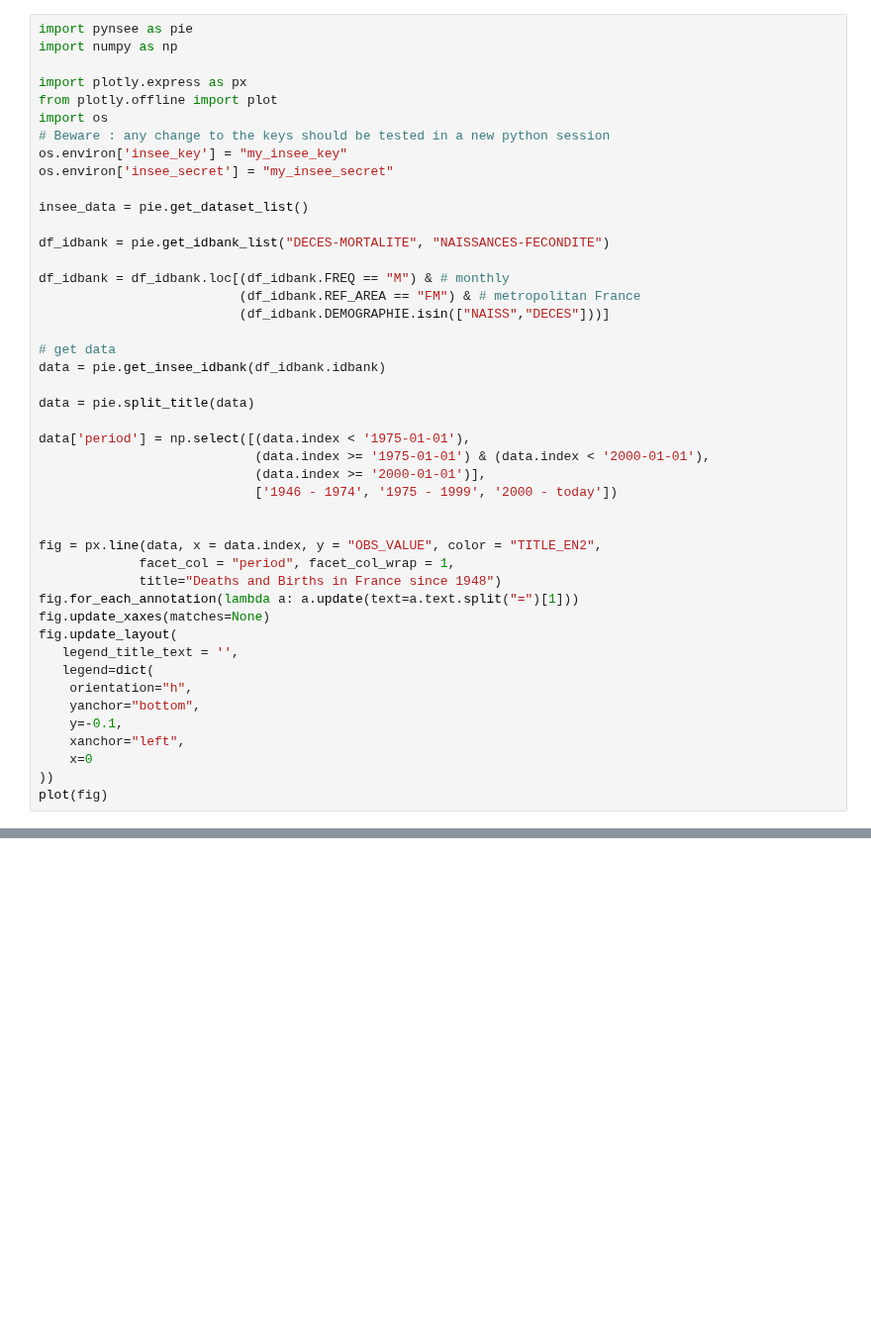
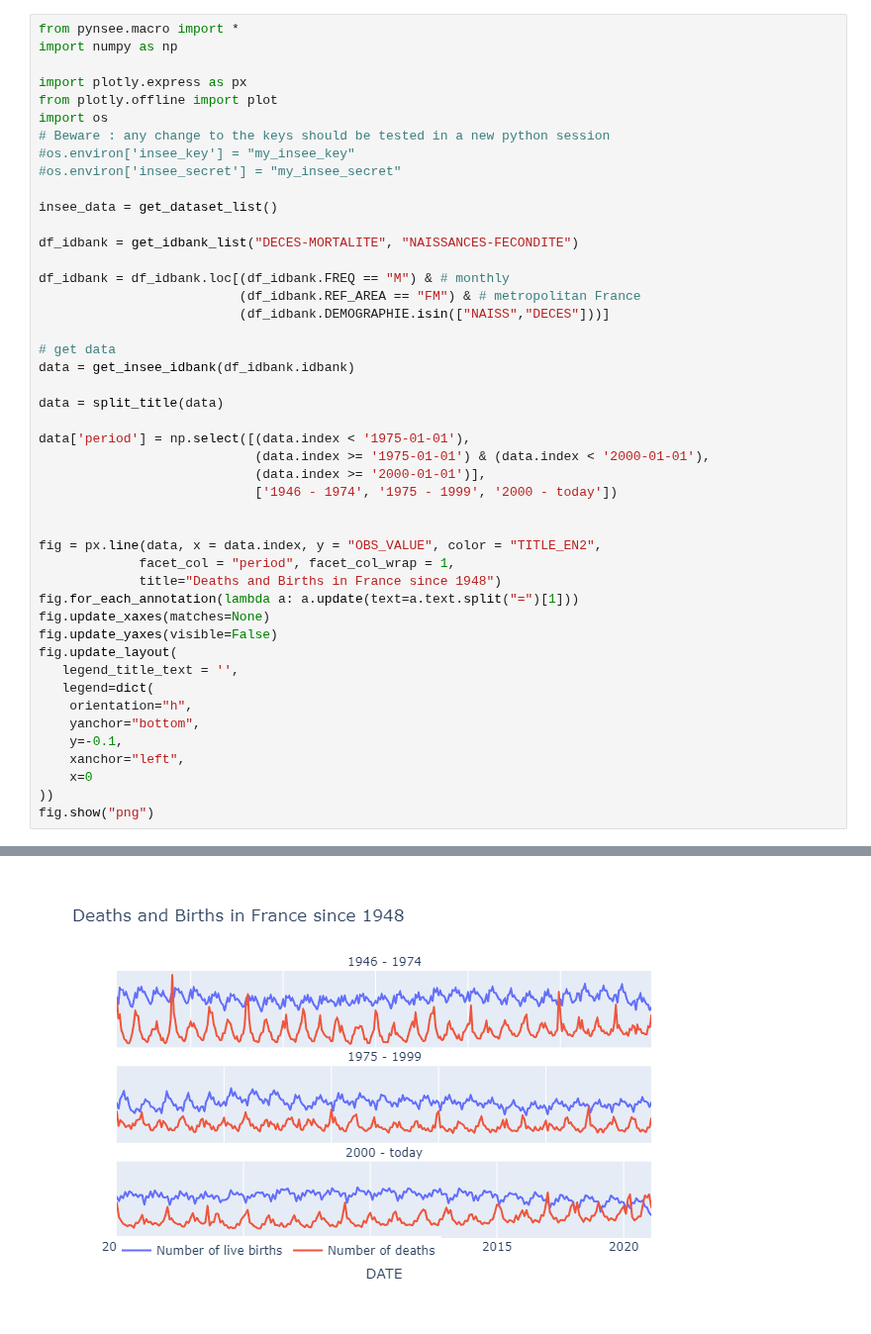
Before and after one commit to InseeFrLab/pynsee, a Jupyter notebook: examples/example_deaths_births.ipynb, the cells around one changed output, grey strips where cells are left out. Shown at 99% size. Drawn from its saved outputs; the diff is of its cells as text; blank space fills up the shorter version.

Commit message:
death plot example

```diff
--- a/examples/example_deaths_births.ipynb
+++ b/examples/example_deaths_births.ipynb
@@ -1,26 +1,26 @@
 # %%
-import pynsee as pie
+from pynsee.macro import *
 import numpy as np
 
 import plotly.express as px
 from plotly.offline import plot
 import os
 # Beware : any change to the keys should be tested in a new python session
-os.environ['insee_key'] = "my_insee_key"
-os.environ['insee_secret'] = "my_insee_secret"
+#os.environ['insee_key'] = "my_insee_key"
+#os.environ['insee_secret'] = "my_insee_secret"
 
-insee_data = pie.get_dataset_list()
+insee_data = get_dataset_list()
 
-df_idbank = pie.get_idbank_list("DECES-MORTALITE", "NAISSANCES-FECONDITE")
+df_idbank = get_idbank_list("DECES-MORTALITE", "NAISSANCES-FECONDITE")
 
 df_idbank = df_idbank.loc[(df_idbank.FREQ == "M") & # monthly
                           (df_idbank.REF_AREA == "FM") & # metropolitan France
                           (df_idbank.DEMOGRAPHIE.isin(["NAISS","DECES"]))]
 
 # get data
-data = pie.get_insee_idbank(df_idbank.idbank)
+data = get_insee_idbank(df_idbank.idbank)
 
-data = pie.split_title(data)
+data = split_title(data)
 
 data['period'] = np.select([(data.index < '1975-01-01'),
                             (data.index >= '1975-01-01') & (data.index < '2000-01-01'),
@@ -33,6 +33,7 @@ fig = px.line(data, x = data.index, y = "OBS_VALUE", color = "TITLE_EN2",
              title="Deaths and Births in France since 1948")
 fig.for_each_annotation(lambda a: a.update(text=a.text.split("=")[1]))
 fig.update_xaxes(matches=None)
+fig.update_yaxes(visible=False)
 fig.update_layout(
    legend_title_text = '',
    legend=dict(
@@ -42,4 +43,5 @@ fig.update_layout(
     xanchor="left",
     x=0
 ))
-plot(fig)
+fig.show("png")
+# %% [output]
@@ -45,0 +50 @@ plot(fig)
+[figure, added]
```
Also changed, not shown: parts of 1 cell of this notebook.
